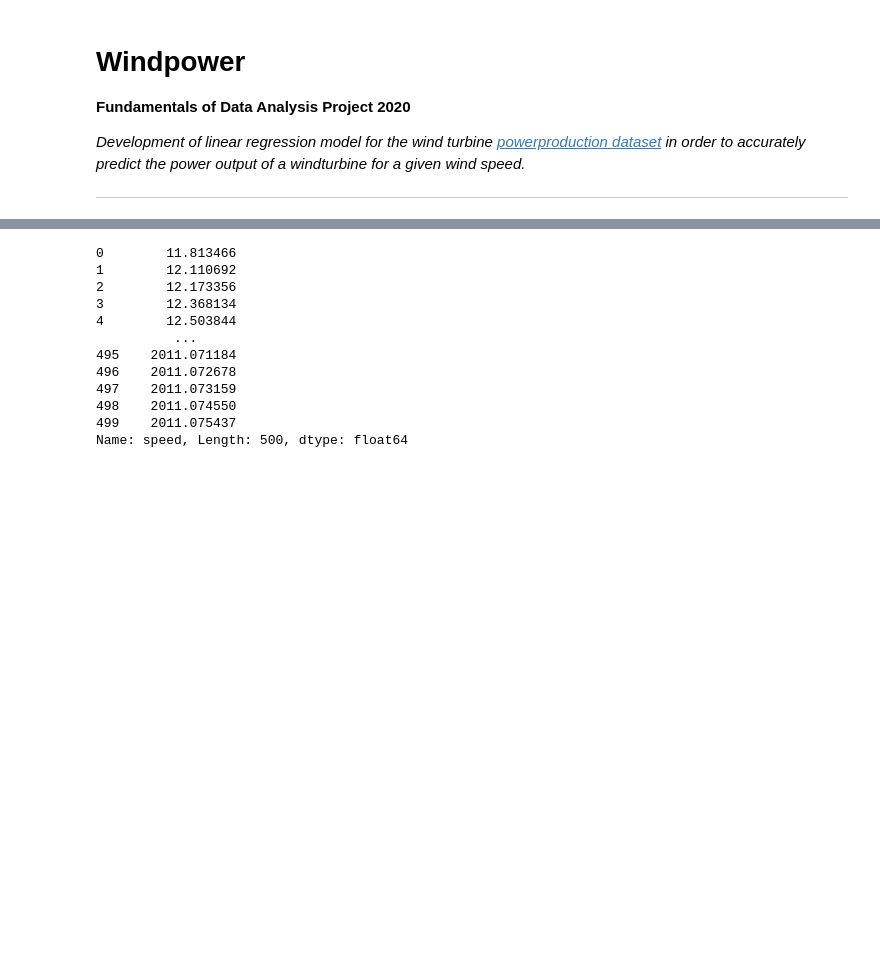
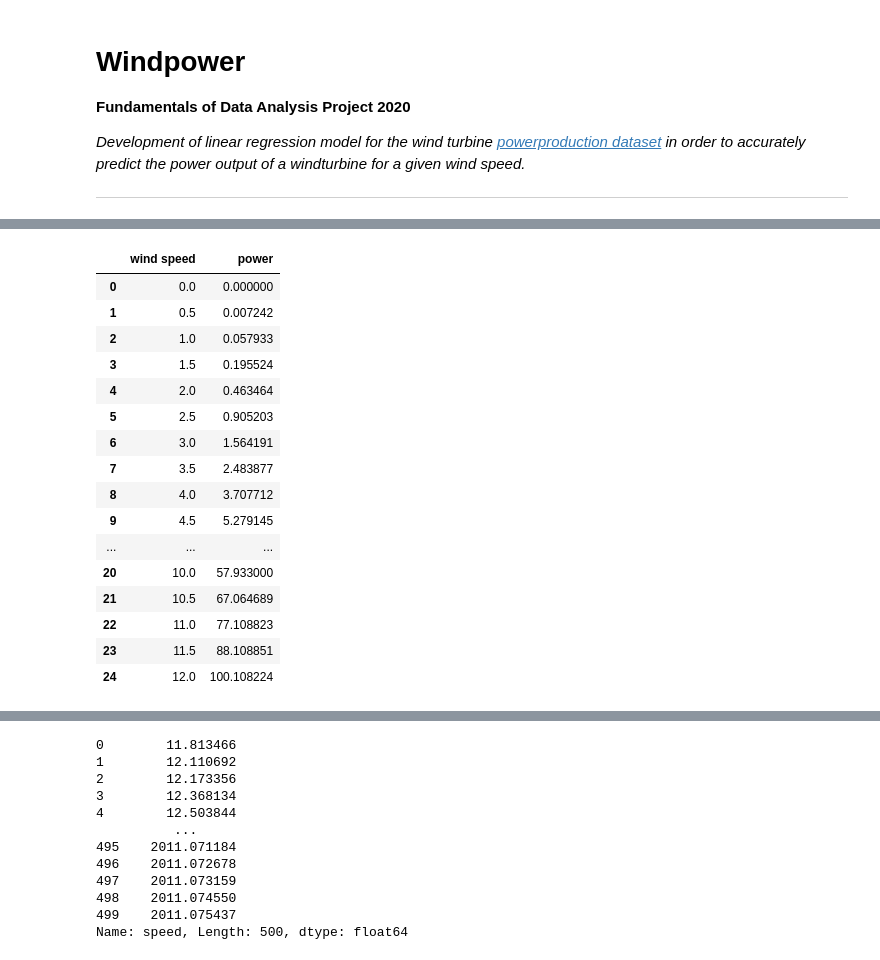
Before and after one commit to PaulSweeney89/FDA-Project2020, a Jupyter notebook: windpower.ipynb, the cells around one changed output, grey strips where cells are left out. Drawn from its saved outputs; the diff is of its cells as text; code cells hidden in the pictures; blank space fills up the shorter version.

```diff
--- a/windpower.ipynb
+++ b/windpower.ipynb
@@ -119 +187,39 @@ df_wind.describe()
+# %%
+# Using Formula (1) to calculate the Theoretical Wind Power
+
+# Air Density taken as 1.23 kg/m3
+rho = 1.23
+
+# Swept area of turbine - assuming 20m diameter rotor
+A = (10**2) * 3.14
+
+# Power Coefficient assumed 0.3
+C_p = 0.3
+
+# create a NumPy array to provide wind speeds from 0 upto 12m/s in 0.5m/s increments
+v = np.linspace(0.0, 12.0, 25)
+
+# Calculate Power Output
+P = (0.5*rho*A*(v**3)*C_p) / 1000
+# %%
+df_model = pd.DataFrame({"wind speed": v, "power":P})
+df_model
+# %% [output]
+|  | wind speed | power |
+| 0 | 0.0 | 0.000000 |
+| 1 | 0.5 | 0.007242 |
+| 2 | 1.0 | 0.057933 |
+| 3 | 1.5 | 0.195524 |
+| 4 | 2.0 | 0.463464 |
+| 5 | 2.5 | 0.905203 |
+| 6 | 3.0 | 1.564191 |
+| 7 | 3.5 | 2.483877 |
+| 8 | 4.0 | 3.707712 |
+| 9 | 4.5 | 5.279145 |
+| ... | ... | ... |
+| 20 | 10.0 | 57.933000 |
+| 21 | 10.5 | 67.064689 |
+| 22 | 11.0 | 77.108823 |
+| 23 | 11.5 | 88.108851 |
+| 24 | 12.0 | 100.108224 |
 # %%
```
Also changed, not shown: parts of 25 cells of this notebook, 1 other file.
